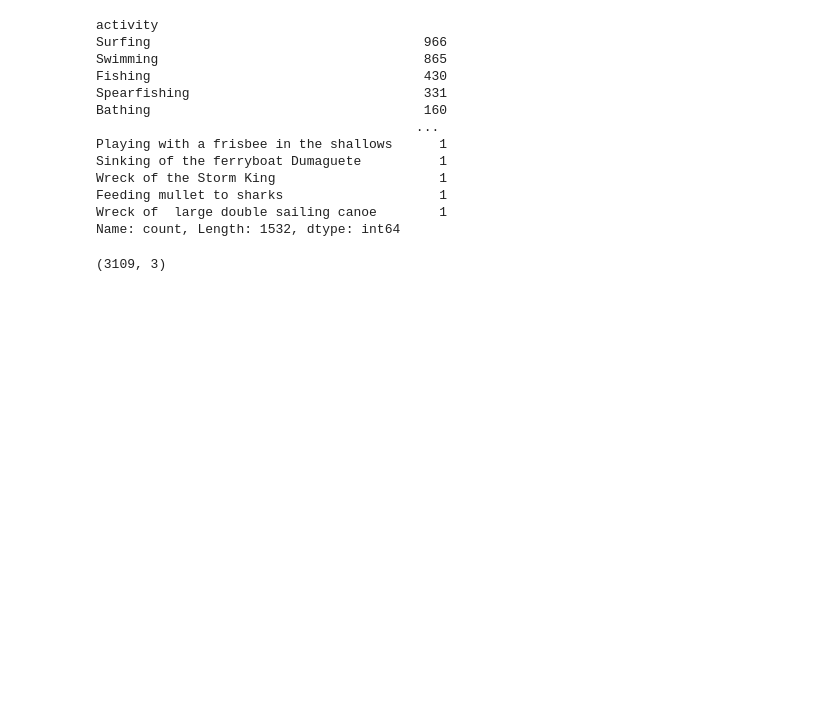
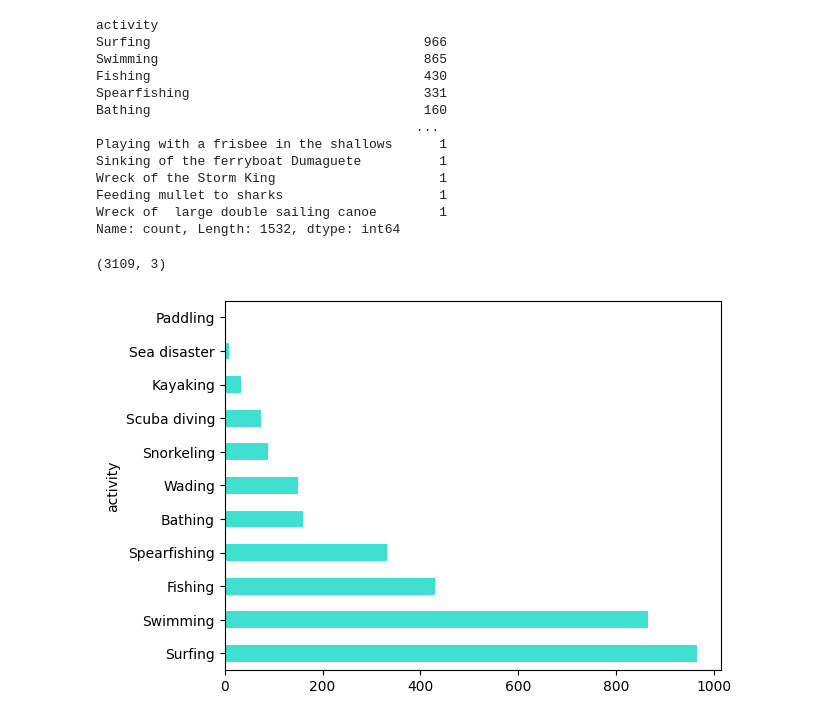
Before and after one commit to Elsa-Clave/Sharks-Attacks-Analysis, a Jupyter notebook: code/main.ipynb, the cells around one changed output. Cells and saved outputs as stored; diff of their text form; code cells hidden in the pictures; blank space fills up the shorter version.

```diff
--- a/code/main.ipynb
+++ b/code/main.ipynb
@@ -380,0 +381,7 @@ filtered_h1.shape
+# %%
+#Checking the activities related to most attacks
+activities = filtered_h1['activity'].value_counts()
+activities.plot.barh(color='turquoise')
+plt.savefig("test.png")
+# %% [output]
+[figure, added]
```
Also changed, not shown: parts of 37 cells of this notebook, 15 other files.
